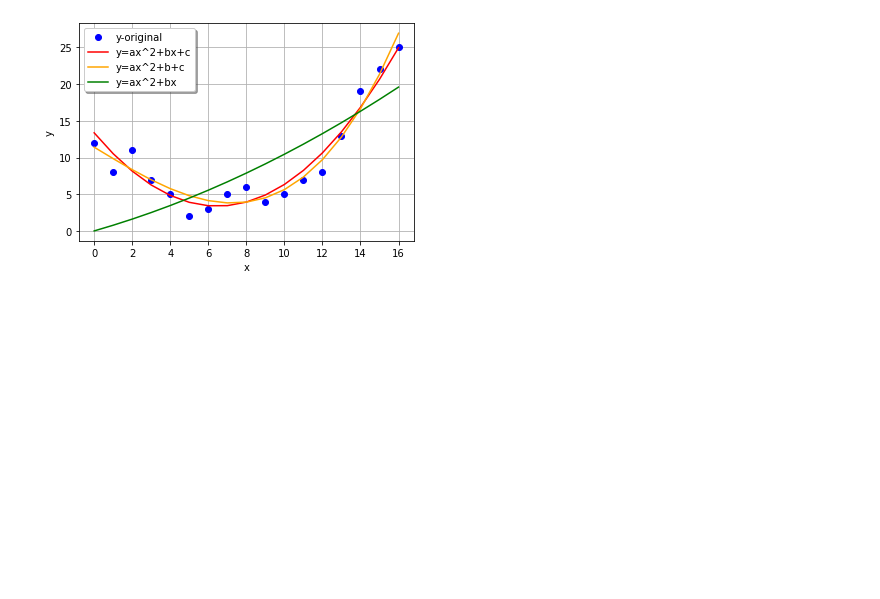
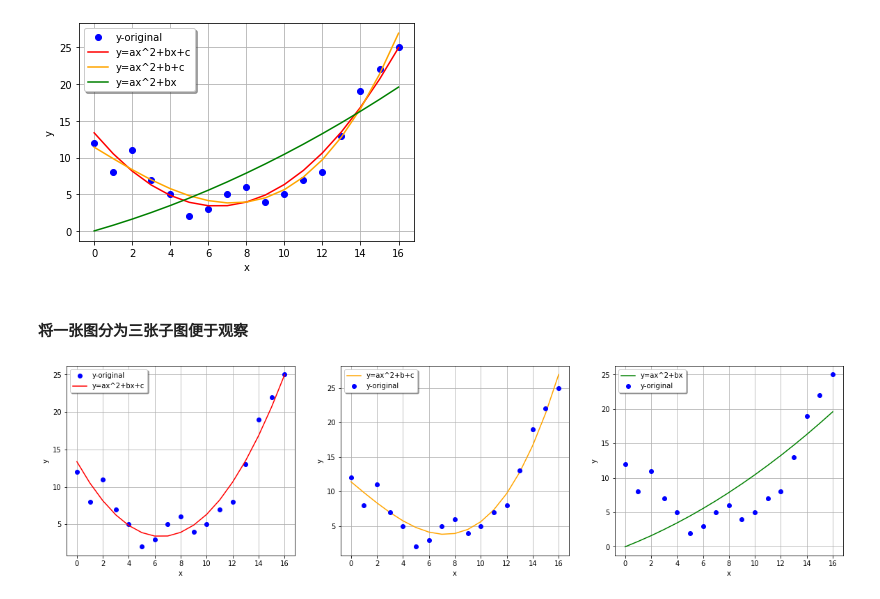
Before and after one commit to Starslayerx/MathModeling, a Jupyter notebook: Expriement/简单的曲线拟合.ipynb, the cells around one changed output. Saved outputs shown, nothing was run; the diff lists cells and outputs as text; code cells hidden in the pictures; blank space fills up the shorter version.

```diff
--- a/Expriement/简单的曲线拟合.ipynb
+++ b/Expriement/简单的曲线拟合.ipynb
@@ -50,3 +50,39 @@ plt.grid(True)
 plt.show()
 # %% [output]
 [figure]
+# %% [markdown]
+#### 将一张图分为三张子图便于观察
+# %%
+plt.figure(num=1,figsize=(20,5))
+
+
+plt.subplot(1,3,1)
+plt.plot(x, y, 'bo', label="y-original")
+plt.plot(x, yfit1, color="red", label="y=ax^2+bx+c")
+plt.legend(loc='best', fancybox=True, shadow=True)
+plt.xlabel('x')
+plt.ylabel('y')
+plt.grid(True)
+
+
+
+plt.subplot(1,3,2)
+plt.plot(x, yfit2, color="orange", label="y=ax^2+b+c")
+plt.plot(x, y, 'bo', label="y-original")
+plt.legend(loc='best', fancybox=True, shadow=True)
+plt.xlabel('x')
+plt.ylabel('y')
+plt.grid(True)
+
+
+plt.subplot(1,3,3)
+plt.plot(x, yfit3, color="green", label="y=ax^2+bx")
+plt.plot(x, y, 'bo', label="y-original")
+plt.legend(loc='best', fancybox=True, shadow=True)
+plt.xlabel('x')
+plt.ylabel('y')
+plt.grid(True)
+
+plt.show()
+# %% [output]
+[figure, added]
```
